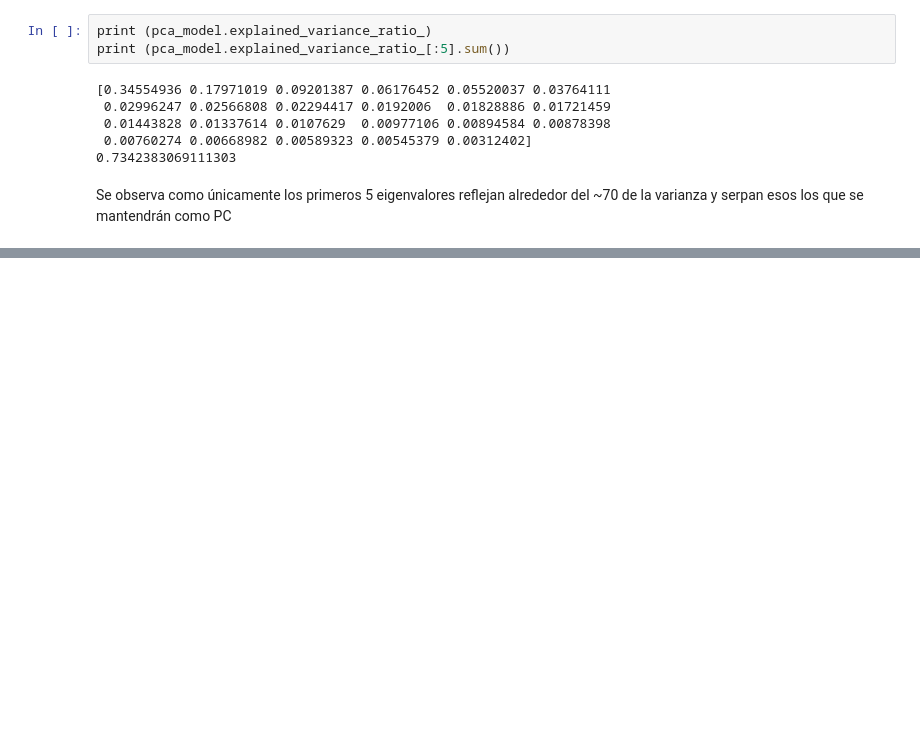
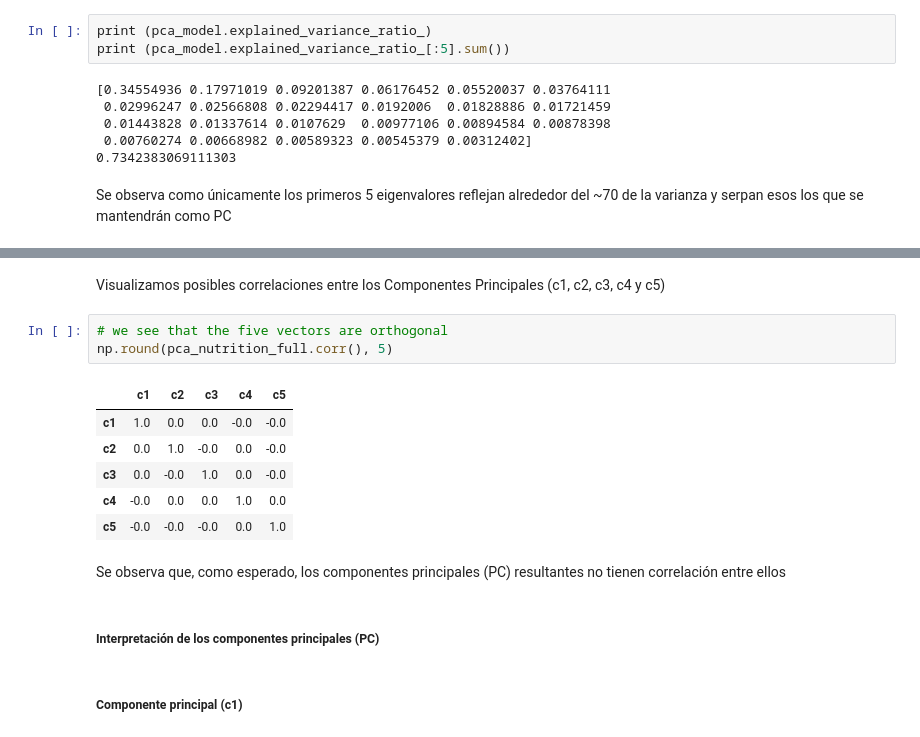
Before and after one commit to Sergio-Ibarra-1795/Diplomado_UNAM_DC_Full_gitHub, a Jupyter notebook: Modulo7_Aprendizaje_NO_supervisado/Modulo7_Practica2.ipynb, the cells around one changed output, grey strips where cells are left out. Cells and saved outputs as stored; diff of their text form; blank space fills up the shorter version.

```diff
--- a/Modulo7_Aprendizaje_NO_supervisado/Modulo7_Practica2.ipynb
+++ b/Modulo7_Aprendizaje_NO_supervisado/Modulo7_Practica2.ipynb
@@ -618,3 +618,21 @@ pca_nutrition_full.head(5)
 | 1003 | -3.751335 | -2.080190 | 2.067932 | 3.668154 | -2.457203 | Dairy and Egg Products | BUTTER OIL,ANHYDROUS | Butter oil, anhydrous |
 | 1004 | 2.000578 | -1.361858 | -0.395834 | 2.432792 | -0.887796 | Dairy and Egg Products | CHEESE,BLUE | Cheese, blue |
 | 1005 | 1.582713 | -1.321484 | -0.238444 | 2.597599 | -1.286317 | Dairy and Egg Products | CHEESE,BRICK | Cheese, brick |
+# %% [markdown]
+Visualizamos posibles correlaciones entre los Componentes Principales (c1, c2, c3, c4 y c5)
+# %%
+# we see that the five vectors are orthogonal
+np.round(pca_nutrition_full.corr(), 5)
+# %% [output]
+|  | c1 | c2 | c3 | c4 | c5 |
+| c1 | 1.0 | 0.0 | 0.0 | -0.0 | -0.0 |
+| c2 | 0.0 | 1.0 | -0.0 | 0.0 | -0.0 |
+| c3 | 0.0 | -0.0 | 1.0 | 0.0 | -0.0 |
+| c4 | -0.0 | 0.0 | 0.0 | 1.0 | 0.0 |
+| c5 | -0.0 | -0.0 | -0.0 | 0.0 | 1.0 |
+# %% [markdown]
+Se observa que, como esperado, los componentes principales (PC) resultantes no tienen correlación entre ellos
+# %% [markdown]
+##### Interpretación de los componentes principales (PC)
+# %% [markdown]
+##### Componente principal (c1)
```
Also changed, not shown: parts of 24 cells of this notebook.
